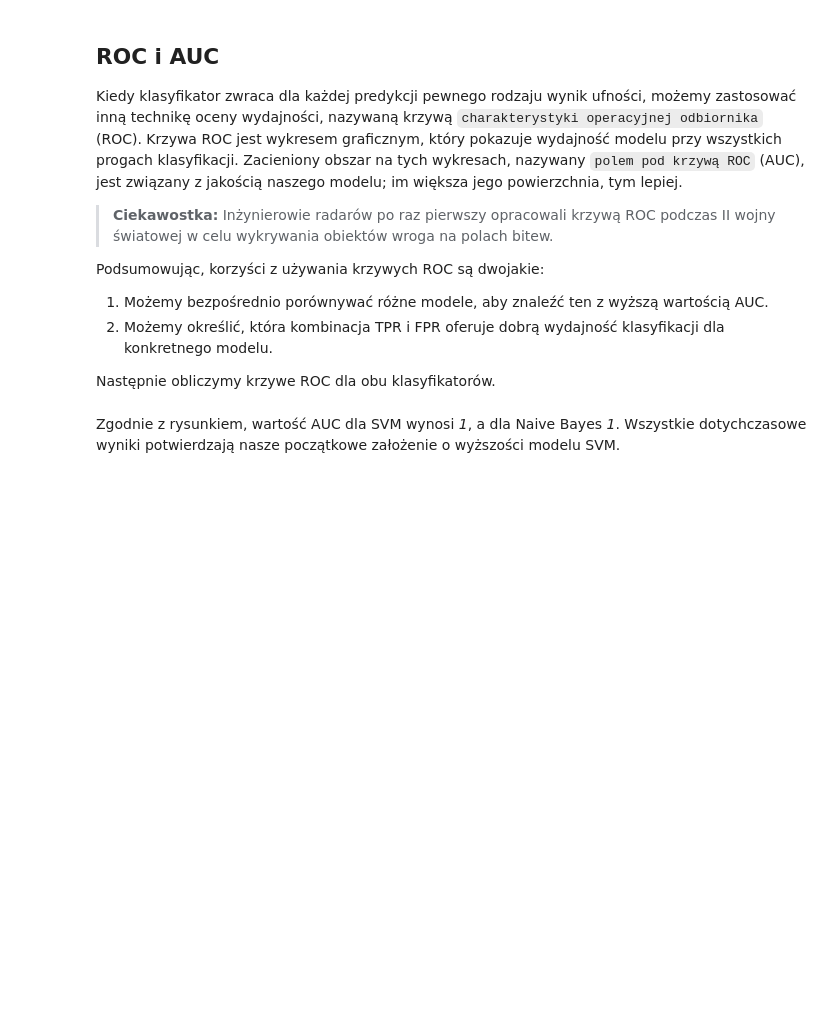
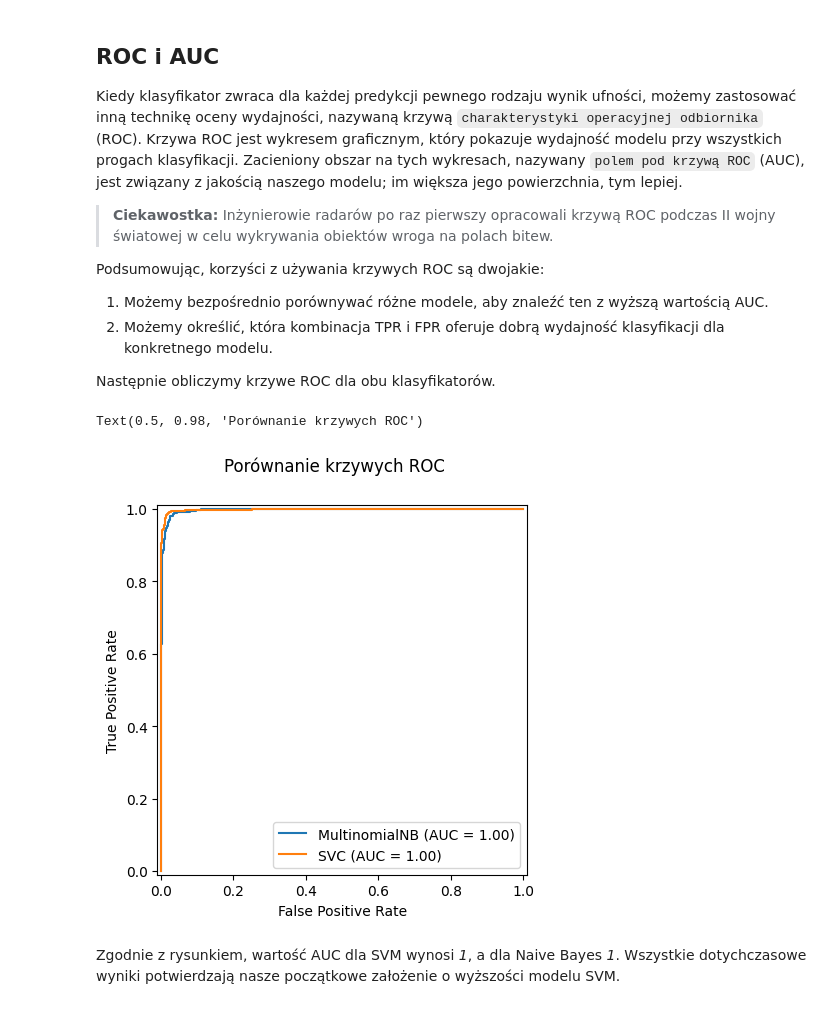
Before and after one commit to patrykzawadzkisggw/mad2, a Jupyter notebook: przyklad.ipynb, the cells around one changed output. Saved outputs shown, nothing was run; the diff lists cells and outputs as text; code cells hidden in the pictures; blank space fills up the shorter version.

```diff
--- a/przyklad.ipynb
+++ b/przyklad.ipynb
@@ -302,13 +303,24 @@ SVM liniowe są atrakcyjne ze względu na swoją prostotę i efektywność oblic
 
 W praktyce, do trenowania modelu SVM liniowego, stosuje się różne algorytmy optymalizacyjne, takie jak SMO (Sequential Minimal Optimization) lub GD (Gradient Descent), które minimalizują funkcję kosztu i znajdują optymalne wartości wag i wyrazu wolnego.
 # %%
+from sklearn.decomposition import PCA
 from sklearn import svm
+
+# Stwórz PCA transformer.
+pca = PCA(n_components=0.95)  # Możesz zmienić liczbę komponentów.
+
+# Dopasuj PCA do danych treningowych.
+pca.fit(train_data_features.toarray())
+
+# Przekształć dane treningowe i testowe.
+train_data_pca = pca.transform(train_data_features.toarray())
+test_data_pca = pca.transform(test_data_features.toarray())
 
 # Stwórz klasyfikator.
 svm_classifier = svm.SVC(kernel="linear", C=1.0, probability=True)
 
 # Dopasuj klasyfikator do danych treningowych.
-svm_classifier.fit(train_data_features.toarray(), train_class)
+svm_classifier.fit(train_data_pca, train_class)
 
 # Otrzymaj wynik klasyfikacji danych treningowych.
-svm_classifier.score(train_data_features.toarray(), train_class)
+svm_classifier.score(train_data_pca, train_class)
@@ -546,34 +587,37 @@ from matplotlib import pyplot as plt
 
 # Stwórz pojedynczą figurę i oś dla wykresu ROC.
 fig, ax = plt.subplots()
 
 # Uzyskaj wyniki dla każdej predykcji.
 probs = nb_classifier.predict_proba(test_data_features.toarray())
 test_score = probs[:, 1]
 
 # Oblicz charakterystykę pracy odbiornika.
 fpr, tpr, thresholds = metrics.roc_curve(test_class, test_score)
 
 # Utwórz pojedynczą figurę i oś dla wykresu ROC.
 roc_auc = metrics.auc(fpr, tpr)
 
 # Stwórz krzywą ROC.
 metrics.RocCurveDisplay(fpr=fpr, tpr=tpr, roc_auc=roc_auc, estimator_name='MultinomialNB').plot(ax=ax)
 
 # Uzyskaj wyniki dla każdej predykcji.
-probs = svm_classifier.predict_proba(test_data_features.toarray())
+probs = svm_classifier.predict_proba(test_data_pca)
 test_score = probs[:, 1]
 
 # Oblicz charakterystykę pracy odbiornika.
 fpr, tpr, thresholds = metrics.roc_curve(test_class, test_score)
 
 # Oblicz pole powierzchni pod krzywą.
 roc_auc = metrics.auc(fpr, tpr)
 
 # Stwórz krzywą ROC.
 svm_disp = metrics.RocCurveDisplay(fpr=fpr, tpr=tpr, roc_auc=roc_auc, estimator_name='SVC').plot(ax=ax)
 
 svm_disp.figure_.suptitle("Porównanie krzywych ROC")
+# %% [output]
+Text(0.5, 0.98, 'Porównanie krzywych ROC')
+[figure, added]
 # %% [markdown]
 Zgodnie z rysunkiem, wartość AUC dla SVM wynosi *1*, a dla Naive Bayes *1*. Wszystkie dotychczasowe wyniki potwierdzają nasze początkowe założenie o wyższości modelu SVM.
 # %% [markdown]
```
Also changed, not shown: parts of 19 cells of this notebook.
